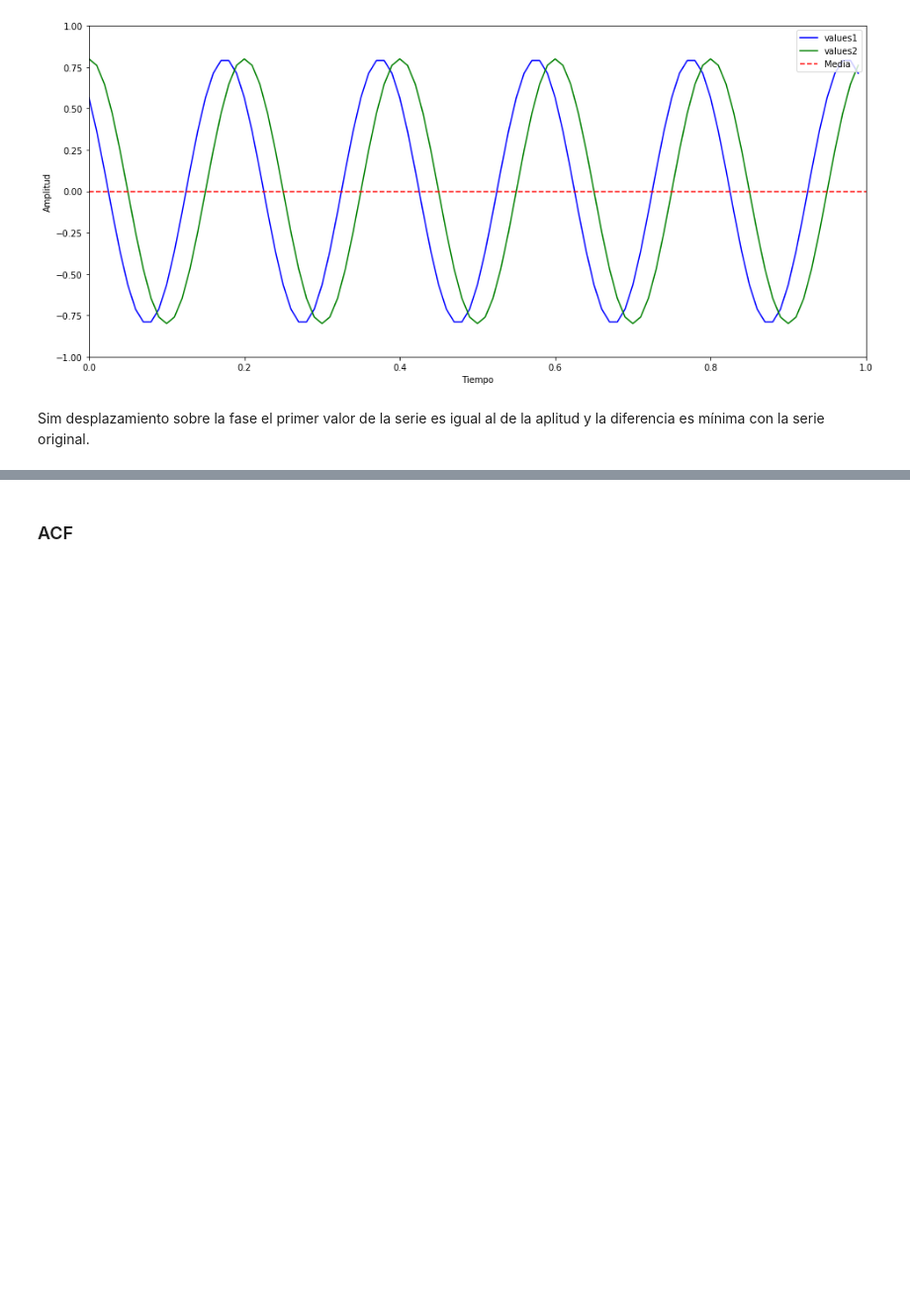
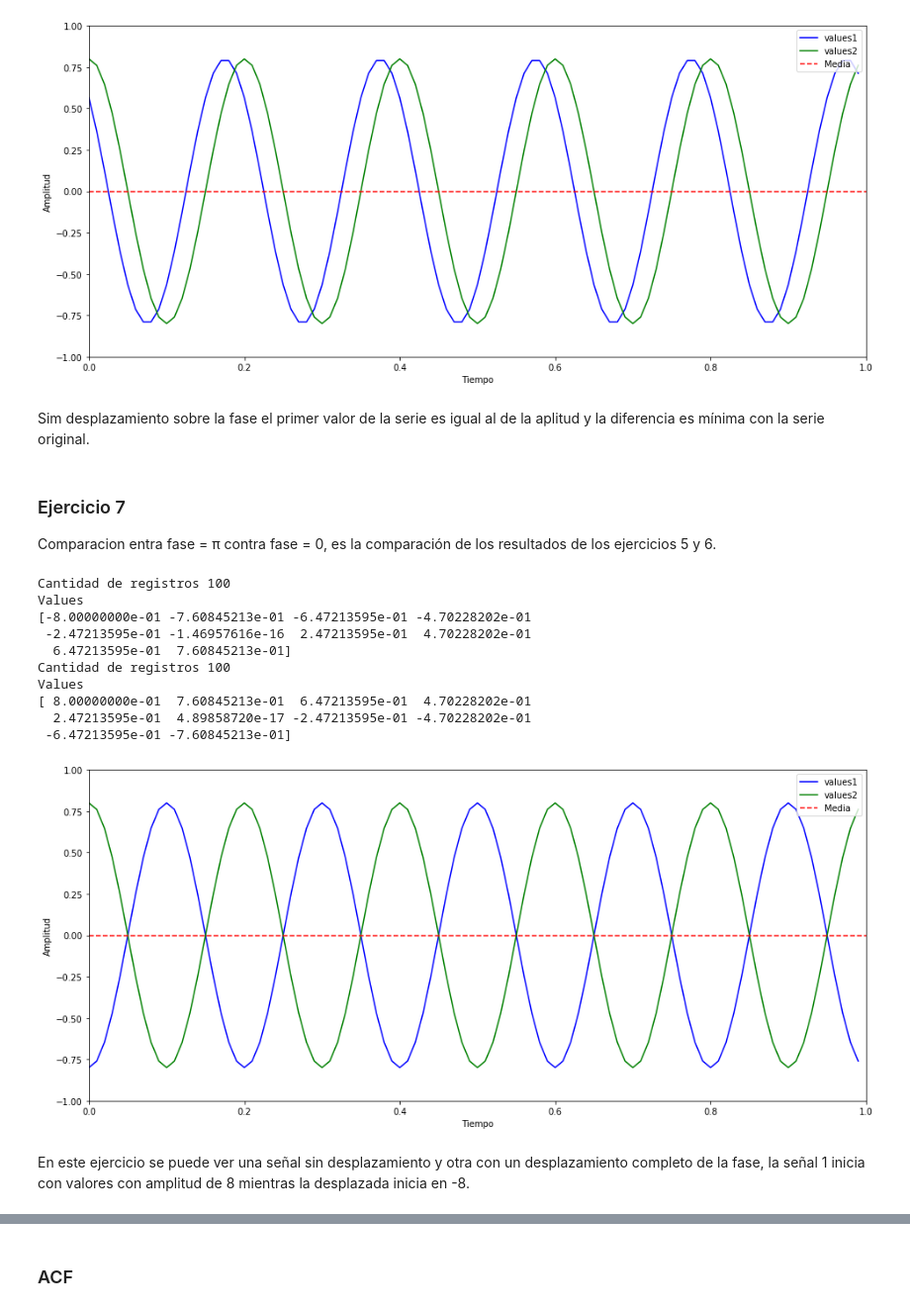
Before and after one commit to avelezd/arimamodel_tsforecasting, a Jupyter notebook: notebooks/02_timeseries_experiments/sinusoidal_timeseries.ipynb, the cells around one changed output, grey strips where cells are left out. Shown at 99% size. Cells and saved outputs as stored; diff of their text form; code cells hidden in the pictures; blank space fills up the shorter version.

```diff
--- a/notebooks/02_timeseries_experiments/sinusoidal_timeseries.ipynb
+++ b/notebooks/02_timeseries_experiments/sinusoidal_timeseries.ipynb
@@ -168,3 +168,22 @@ Values
 [figure]
 # %% [markdown]
 Sim desplazamiento sobre la fase el primer valor de la serie es igual al de la aplitud y la diferencia es mínima con la serie original.
+# %% [markdown]
+### Ejercicio 7
+Comparacion entra fase = π contra fase = 0, es la comparación de los resultados de los ejercicios 5 y 6.
+# %%
+plot_waves(t, get_xvalues(t, A, f, phi5), get_xvalues(t, A, f, phi6))
+# %% [output]
+Cantidad de registros 100
+Values
+[-8.00000000e-01 -7.60845213e-01 -6.47213595e-01 -4.70228202e-01
+ -2.47213595e-01 -1.46957616e-16  2.47213595e-01  4.70228202e-01
+  6.47213595e-01  7.60845213e-01]
+Cantidad de registros 100
+Values
+[ 8.00000000e-01  7.60845213e-01  6.47213595e-01  4.70228202e-01
+  2.47213595e-01  4.89858720e-17 -2.47213595e-01 -4.70228202e-01
+ -6.47213595e-01 -7.60845213e-01]
+[figure, added]
+# %% [markdown]
+En este ejercicio se puede ver una señal sin desplazamiento y otra con un desplazamiento completo de la fase, la señal 1 inicia con valores con amplitud de 8 mientras la desplazada inicia en -8.
```
Also changed, not shown: parts of 12 cells of this notebook.
